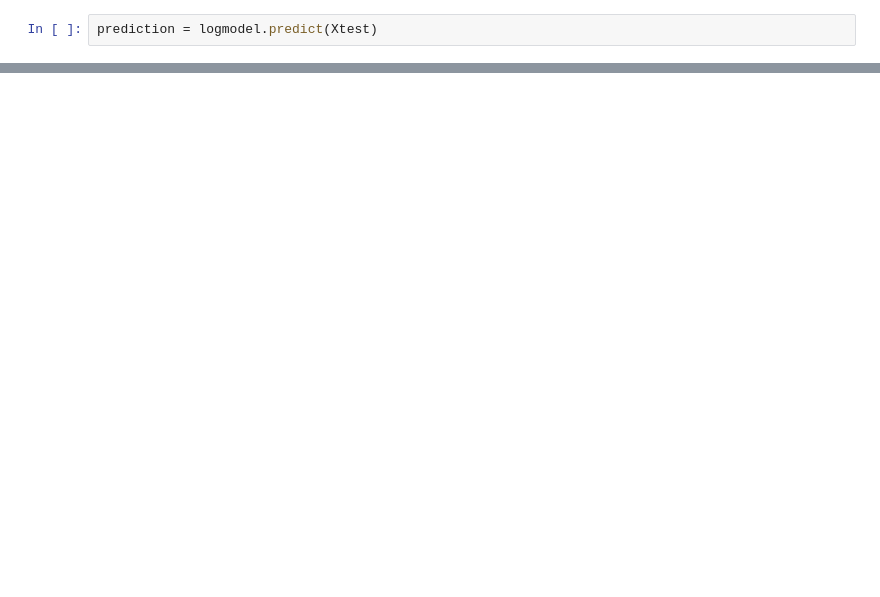
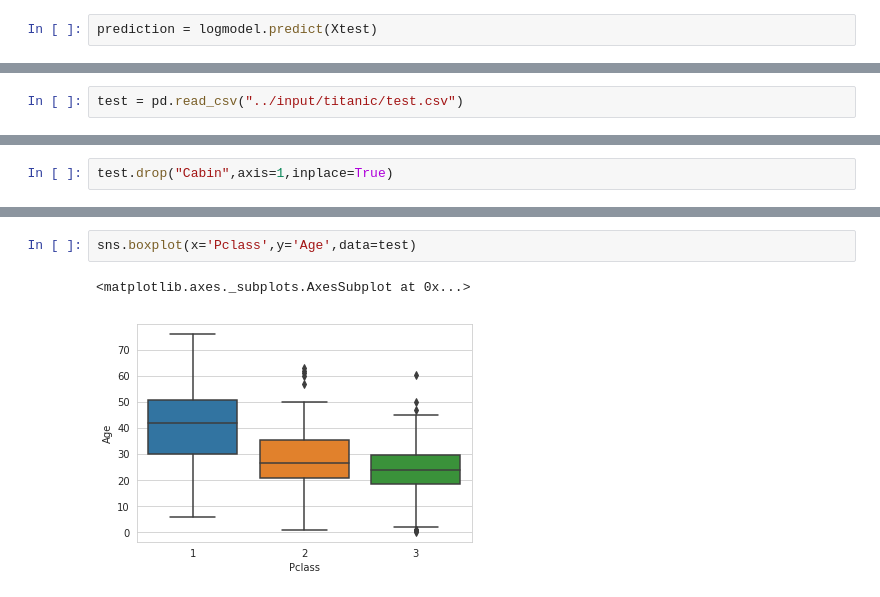
Before and after one commit to kaushik-holla/Titanic-Dataset-Kaggle, a Jupyter notebook: Titanic Train set.ipynb, the cells around one changed output, grey strips where cells are left out. Saved outputs shown, nothing was run; the diff lists cells and outputs as text; blank space fills up the shorter version.

Commit message:
Added test.csv prediction

```diff
--- a/Titanic Train set.ipynb
+++ b/Titanic Train set.ipynb
@@ -162,0 +267,2 @@ print(classification_report(y_test,prediction))
+# %%
+test = pd.read_csv("../input/titanic/test.csv")
@@ -162,0 +293,2 @@ print(classification_report(y_test,prediction))
+# %%
+test.drop("Cabin",axis=1,inplace=True)
@@ -162,0 +313,5 @@ print(classification_report(y_test,prediction))
+# %%
+sns.boxplot(x='Pclass',y='Age',data=test)
+# %% [output]
+<matplotlib.axes._subplots.AxesSubplot at 0x...>
+[figure, added]
```
Also changed, not shown: parts of 32 cells of this notebook.
